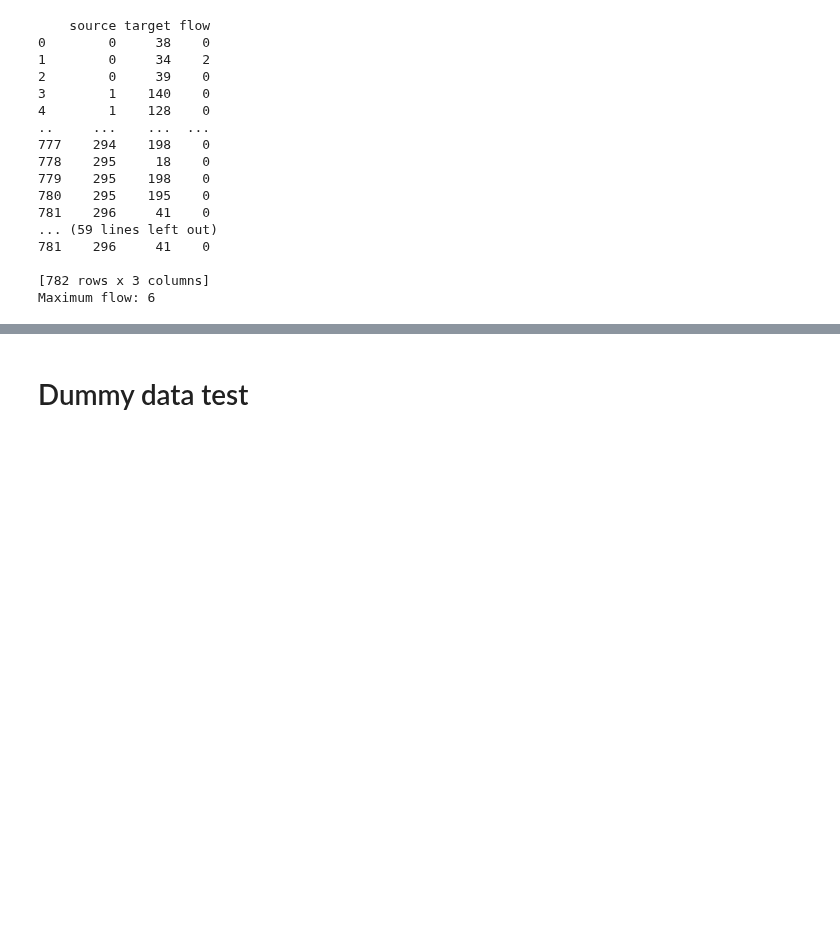
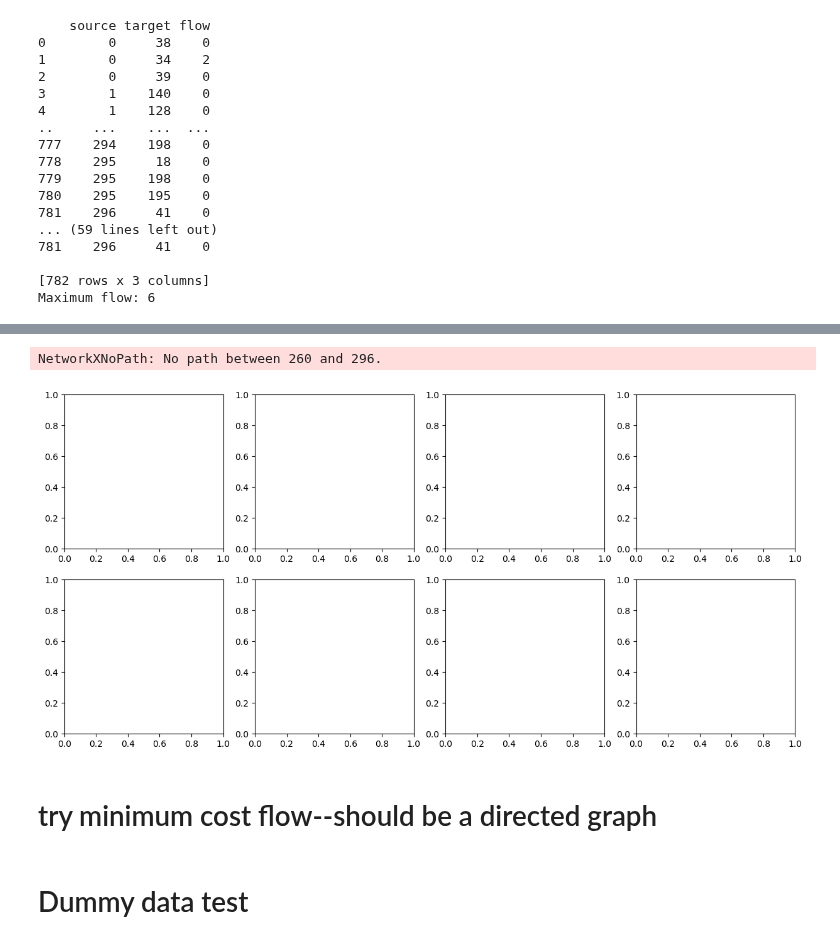
Before and after one commit to SYuGao/uvmt, a Jupyter notebook: notebooks/network_modelling.ipynb, the cells around one changed output, grey strips where cells are left out. Drawn from its saved outputs; the diff is of its cells as text; code cells hidden in the pictures; blank space fills up the shorter version.

Commit message:
try second way to define capacity and delete edges

```diff
--- a/notebooks/network_modelling.ipynb
+++ b/notebooks/network_modelling.ipynb
@@ -762,0 +768,3 @@ Maximum flow: 6
+# %%
+maximum_flow = pd.read_excel(r'./am_sub_maximum_flow.xlsx')
+maximum_flow
@@ -762,0 +781,7 @@ Maximum flow: 6
+# %%
+maximum_flow_pairs = pd.DataFrame()
+maximum_flow_pairs['s_coordinates'] = list(zip(maximum_flow.s_coordinates_x, maximum_flow.s_coordinates_y))
+maximum_flow_pairs['e_coordinates'] = list(zip(maximum_flow.e_coordinates_x, maximum_flow.e_coordinates_y))
+# %%
+maximum_flow_id_pairs = id_pairs(maximum_flow_pairs,nodes)
+maximum_flow_id_pairs
@@ -763,3 +798,52 @@ Maximum flow: 6
+# %%
+fig, axes = plt.subplots(2, 4,figsize=(15,7))
+for i, ax in enumerate(axes.flat):
+    if i < 5:
+        route, route_weight, route_edges = shortest_path(G, maximum_flow_id_pairs.loc[i, 's_id'], maximum_flow_id_pairs.loc[i, 'e_id'], edges, weight = "weight")
+
+    if i == 0:
+        gpd.GeoDataFrame(edges.copy()).plot(ax=ax, color='gray', alpha=0.5)
+        gpd.GeoDataFrame(route_edges.copy()).plot(ax=ax, color='red')
+        ax.set_title('Route 0')
+    elif i == 1:
+        gpd.GeoDataFrame(edges.copy()).plot(ax=ax, color='gray', alpha=0.5)
+        gpd.GeoDataFrame(route_edges.copy()).plot(ax=ax, color='green')
+        ax.set_title('Route 1')
+    elif i == 2:
+        gpd.GeoDataFrame(edges.copy()).plot(ax=ax, color='gray', alpha=0.5)
+        gpd.GeoDataFrame(route_edges.copy()).plot(ax=ax, color='blue')
+        ax.set_title('Route 2')
+    elif i ==3:
+        gpd.GeoDataFrame(edges.copy()).plot(ax=ax, color='gray', alpha=0.5)
+        gpd.GeoDataFrame(route_edges.copy()).plot(ax=ax, color='orange')
+        ax.set_title('Route 3')
+    elif i ==4:
+        gpd.GeoDataFrame(edges.copy()).plot(ax=ax, color='gray', alpha=0.5)
+        gpd.GeoDataFrame(route_edges.copy()).plot(ax=ax, color='pink')
+        ax.set_title('Route 4')
+    elif i ==5:
+        gpd.GeoDataFrame(edges.copy()).plot(ax=ax, color='gray', alpha=0.5)
+        gpd.GeoDataFrame(route_edges.copy()).plot(ax=ax, color='yellow')
+        ax.set_title('Route 5')
+    elif i ==6:
+        gpd.GeoDataFrame(edges.copy()).plot(ax=ax, color='gray', alpha=0.5)
+        gpd.GeoDataFrame(route_edges.copy()).plot(ax=ax, color='purple')
+        ax.set_title('Route 6')
+    elif i ==7:
+        gpd.GeoDataFrame(edges.copy()).plot(ax=ax, color='gray', alpha=0.5)
+        gpd.GeoDataFrame(route_edges.copy()).plot(ax=ax, color='brown')
+        ax.set_title('Route 7')
+    else:
+        ax.axis('off')
+
+    ax.axis('off')
+
+plt.show()
+# %% [output]
+NetworkXNoPath: No path between 260 and 296.
+[figure, added]
+# %% [markdown]
+# try minimum cost flow--should be a directed graph
 # %%
 od = edges[['from_id', 'to_id', 'weights', 'capacity']]
 edges_list = []
```
Also changed, not shown: parts of 8 cells of this notebook, 1 other file.
